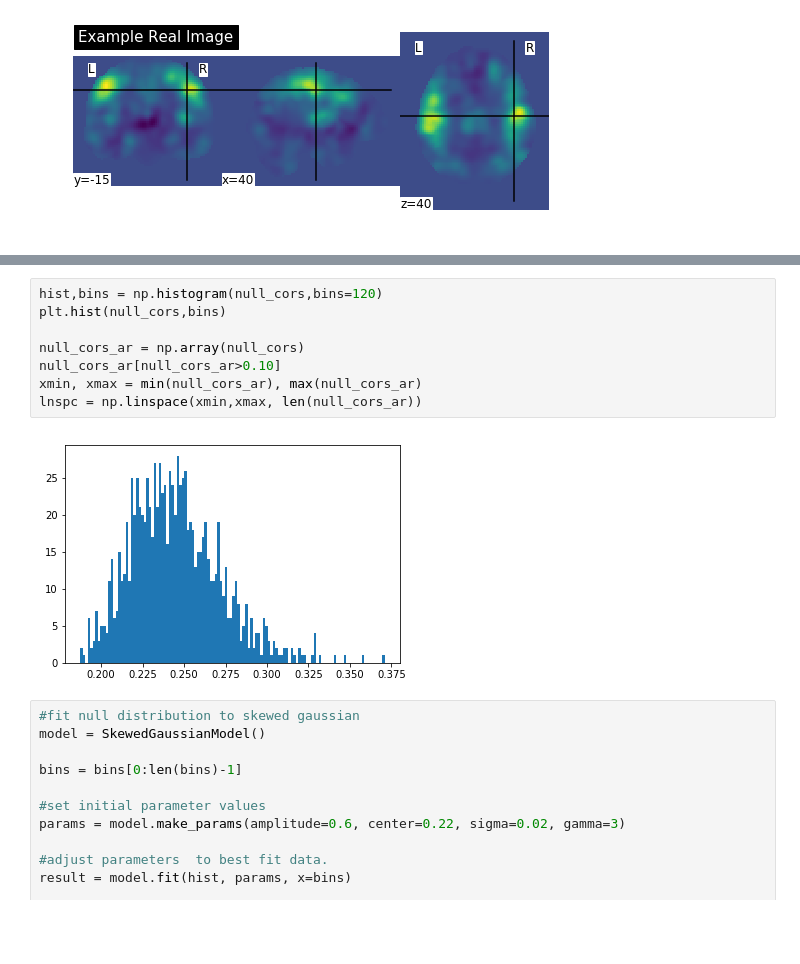
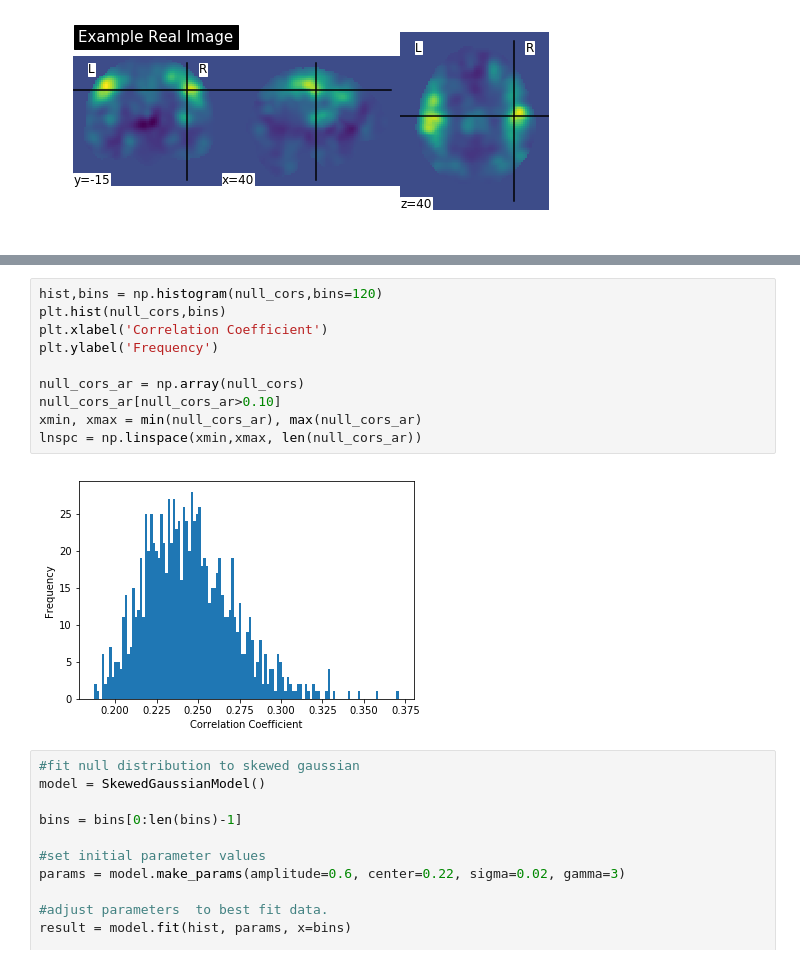
Before and after one commit to tvanasse/brainmap_structure_function_2020, a Jupyter notebook: img_correlation_testing.ipynb, the cells around one changed output, grey strips where cells are left out. Saved outputs shown, nothing was run; the diff lists cells and outputs as text; blank space fills up the shorter version.

```diff
--- a/img_correlation_testing.ipynb
+++ b/img_correlation_testing.ipynb
@@ -136,13 +134,15 @@ plotting.plot_img(x,title="Example Simulation Image")
 # %%
 hist,bins = np.histogram(null_cors,bins=120)
 plt.hist(null_cors,bins)
+plt.xlabel('Correlation Coefficient')
+plt.ylabel('Frequency')
 
 null_cors_ar = np.array(null_cors)
 null_cors_ar[null_cors_ar>0.10]
 xmin, xmax = min(null_cors_ar), max(null_cors_ar)
 lnspc = np.linspace(xmin,xmax, len(null_cors_ar))
 # %% [output]
-[figure, old version]
+[figure, new version]
 # %%
 #fit null distribution to skewed gaussian
 model = SkewedGaussianModel()
```
Also changed, not shown: parts of 4 cells of this notebook, 10 other files.
